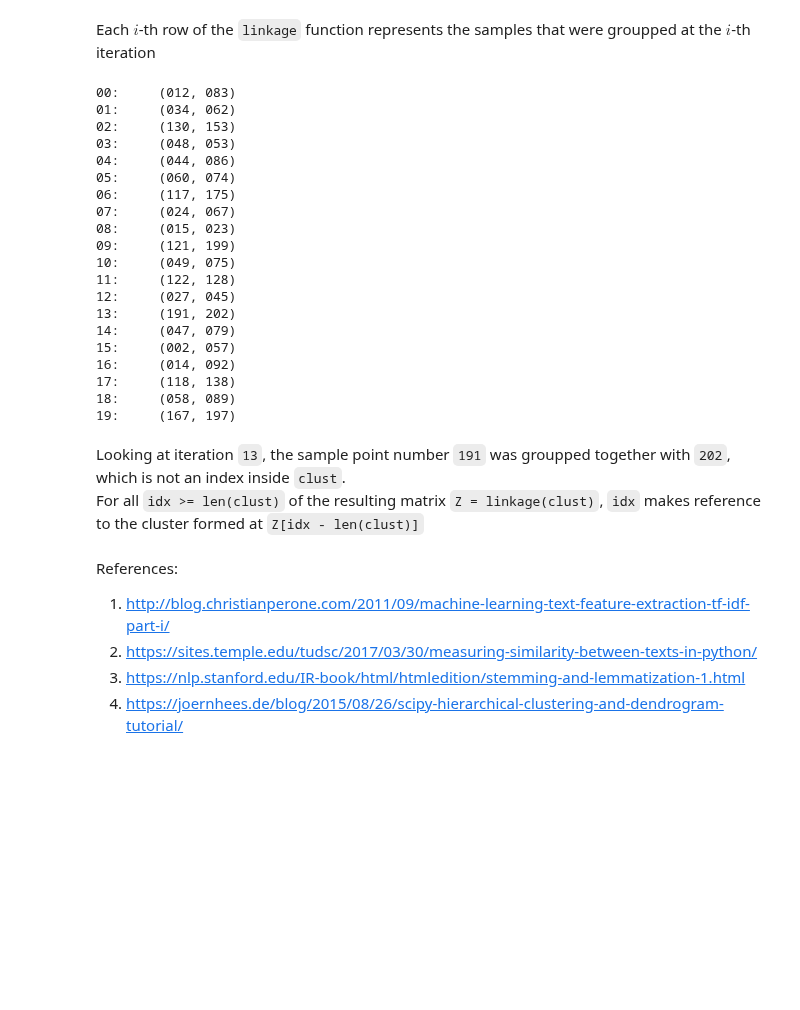
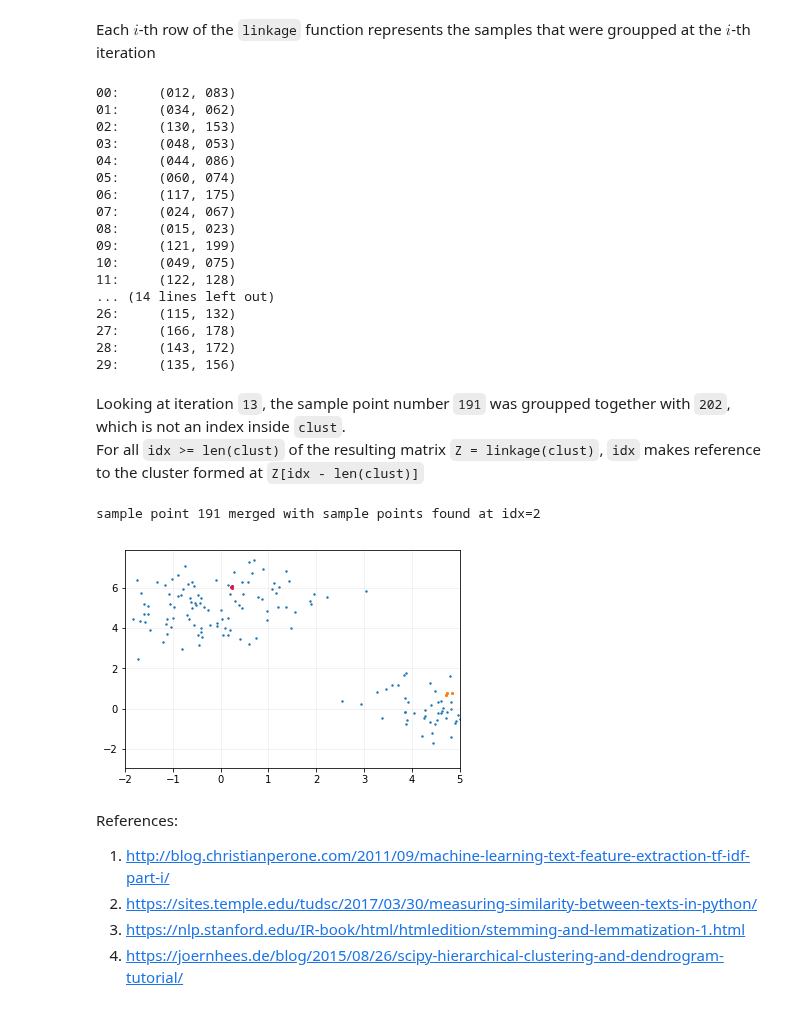
Before and after one commit to analysic-nabla/notebooks, a Jupyter notebook: Text Feature Extraction.ipynb, the cells around one changed output. Cells and saved outputs as stored; diff of their text form; code cells hidden in the pictures; blank space fills up the shorter version.

Commit message:
edit cluster description

```diff
--- a/Text Feature Extraction.ipynb
+++ b/Text Feature Extraction.ipynb
@@ -229,7 +229,7 @@ len(clustering)
 # %% [markdown]
 Each $i$-th row of the `linkage` function represents the samples that were groupped at the $i$-th iteration
 # %%
-for ix, (idx1, idx2, *_) in enumerate(clustering[:20, [0,1]]):
+for ix, (idx1, idx2, *_) in enumerate(clustering[:30, [0,1]]):
     print(f"{ix:02}:\t({idx1:03.0f}, {idx2:03.0f})")
 # %% [output]
 00:     (012, 083)
@@ -244,14 +244,23 @@ for ix, (idx1, idx2, *_) in enumerate(clustering[:20, [0,1]]):
 09:     (121, 199)
 10:     (049, 075)
 11:     (122, 128)
-12:     (027, 045)
-13:     (191, 202)
-14:     (047, 079)
-15:     (002, 057)
-16:     (014, 092)
-17:     (118, 138)
-18:     (058, 089)
-19:     (167, 197)
+... (14 lines left out)
+26:     (115, 132)
+27:     (166, 178)
+28:     (143, 172)
+29:     (135, 156)
 # %% [markdown]
 Looking at iteration `13`, the sample point number `191` was groupped together with `202`, which is not an index inside `clust`.
 For all `idx >= len(clust)` of the resulting matrix `Z = linkage(clust)`, `idx` makes reference to the cluster formed at `Z[idx - len(clust)]`
+# %%
+print(f"sample point 191 merged with sample points found at idx={202 - len(clust)}")
+plt.scatter(*clust.T, s=2)
+# Cluster formed at iteration 13
+plt.scatter(*clust[np.r_[191, clustering[202 - len(clust)][:2]].astype(int)].T, c="crimson", s=4)
+# Cluster formed at iteration 24
+plt.scatter(*clust[np.r_[46, clustering[208 - len(clust)][:2]].astype(int)].T, c="tab:orange", s=4)
+plt.xlim(-2, 5)
+plt.grid(alpha=0.2)
+# %% [output]
+sample point 191 merged with sample points found at idx=2
+[figure, added]
```
Also changed, not shown: parts of 1 cell of this notebook.
